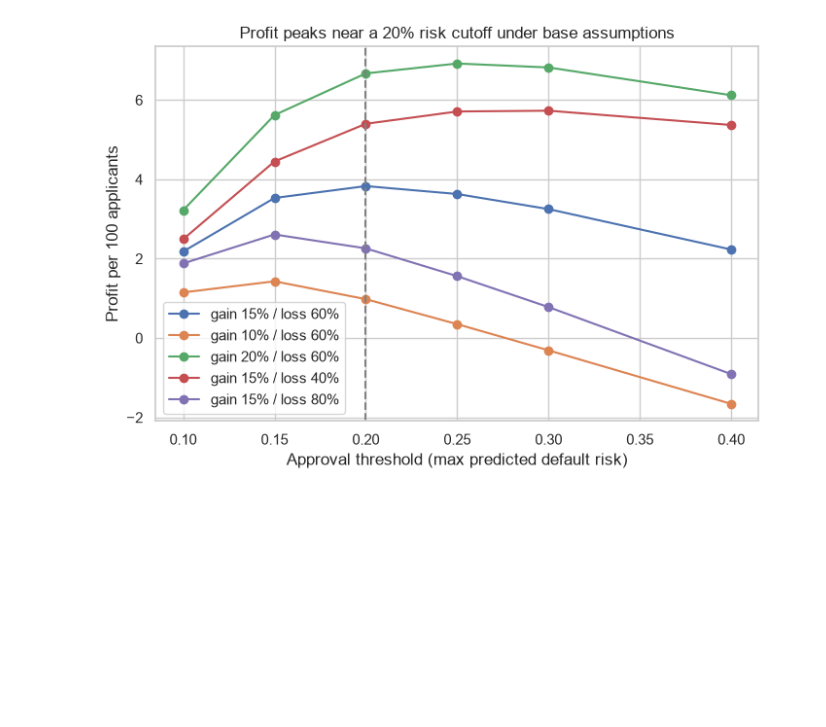
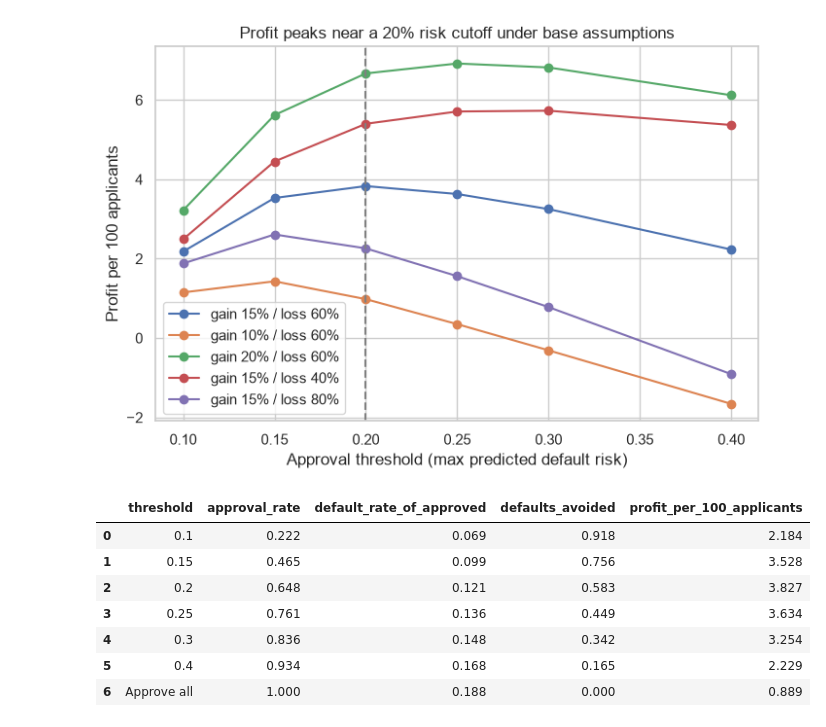
Before and after one commit to benjaminfrankpham-del/lending-club-credit-risk, a Jupyter notebook: notebooks/04_modeling.ipynb, the cells around one changed output. Saved outputs shown, nothing was run; the diff lists cells and outputs as text; code cells hidden in the pictures; blank space fills up the shorter version.

```diff
--- a/notebooks/04_modeling.ipynb
+++ b/notebooks/04_modeling.ipynb
@@ -237,3 +237,45 @@ plt.savefig("../reports/figures/08_profit_by_threshold.png", dpi=150, bbox_inche
 plt.show()
 # %% [output]
 [figure]
+# %%
+os.makedirs("../reports/dashboard_data", exist_ok=True)
+
+# Model comparison (rebuild so it uses the fixed models)
+results = pd.DataFrame({
+    "Model": ["Logistic A", "Logistic B", "Gradient boosting A"],
+    "ROC AUC": [roc_auc_score(y_test, p) for p in (p_A, p_B, p_GB)],
+    "PR AUC": [average_precision_score(y_test, p) for p in (p_A, p_B, p_GB)],
+})
+results.to_csv("../reports/dashboard_data/model_comparison.csv", index=False)
+
+# Calibration by risk decile
+scored = pd.DataFrame({"p": p_A, "y": y_test.values})
+scored["risk_decile"] = pd.qcut(scored["p"], 10, labels=range(1, 11))
+decile = scored.groupby("risk_decile", observed=True).agg(
+    avg_predicted=("p", "mean"), actual_default_rate=("y", "mean")).reset_index()
+decile.to_csv("../reports/dashboard_data/decile_calibration.csv", index=False)
+
+# Thresholds: approval, default rate, and profit in one table
+gain, loss = 0.15, 0.60
+rows = []
+for t in [0.10, 0.15, 0.20, 0.25, 0.30, 0.40, 1.01]:   # 1.01 = approve everyone
+    a = scored[scored["p"] < t]
+    rows.append({
+        "threshold": t if t < 1 else "Approve all",
+        "approval_rate": len(a) / len(scored),
+        "default_rate_of_approved": a["y"].mean(),
+        "defaults_avoided": 1 - a["y"].sum() / scored["y"].sum(),
+        "profit_per_100_applicants": np.where(a["y"] == 0, gain, -loss).sum() / len(scored) * 100,
+    })
+thresholds_df = pd.DataFrame(rows)
+thresholds_df.to_csv("../reports/dashboard_data/threshold_analysis.csv", index=False)
+thresholds_df.round(3)
+# %% [output]
+|  | threshold | approval_rate | default_rate_of_approved | defaults_avoided | profit_per_100_applicants |
+| 0 | 0.1 | 0.222 | 0.069 | 0.918 | 2.184 |
+| 1 | 0.15 | 0.465 | 0.099 | 0.756 | 3.528 |
+| 2 | 0.2 | 0.648 | 0.121 | 0.583 | 3.827 |
+| 3 | 0.25 | 0.761 | 0.136 | 0.449 | 3.634 |
+| 4 | 0.3 | 0.836 | 0.148 | 0.342 | 3.254 |
+| 5 | 0.4 | 0.934 | 0.168 | 0.165 | 2.229 |
+| 6 | Approve all | 1.000 | 0.188 | 0.000 | 0.889 |
```
Also changed, not shown: parts of 1 cell of this notebook, 10 other files.
